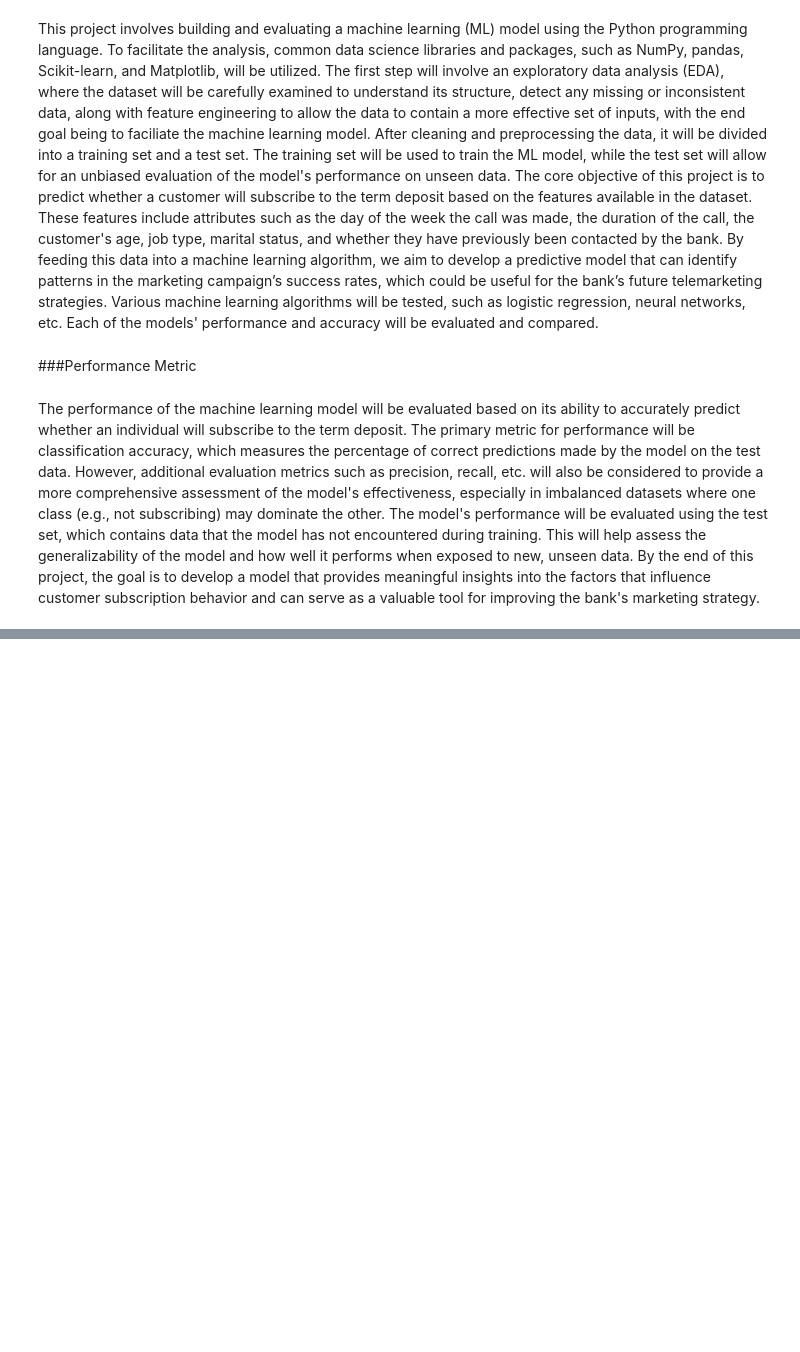
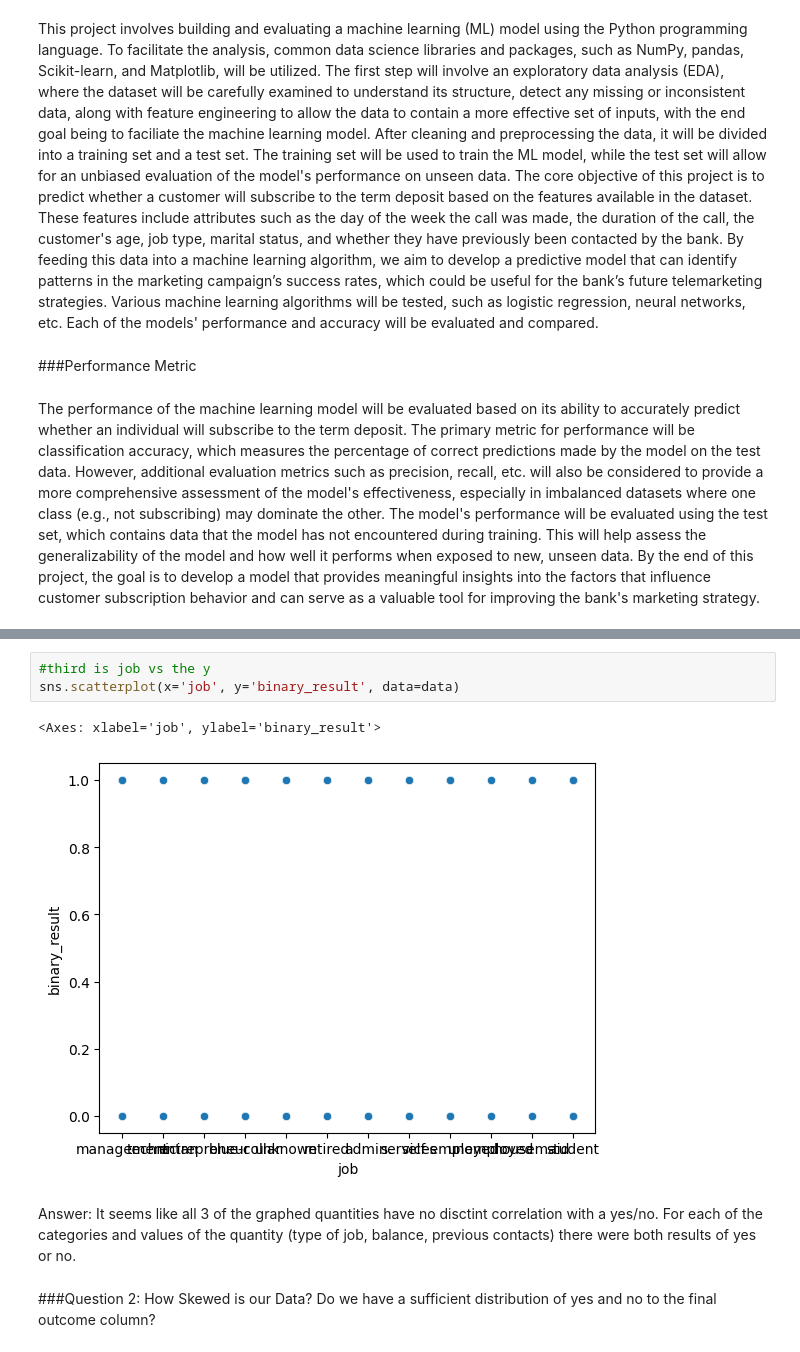
Before and after one commit to ismail-memon-123/CS_5262_ML, a Jupyter notebook: ML_model.ipynb, the cells around one changed output, grey strips where cells are left out. Drawn from its saved outputs; the diff is of its cells as text; blank space fills up the shorter version.

```diff
--- a/ML_model.ipynb
+++ b/ML_model.ipynb
@@ -21,0 +126,10 @@ The performance of the machine learning model will be evaluated based on its abi
+# %%
+#third is job vs the y
+sns.scatterplot(x='job', y='binary_result', data=data)
+# %% [output]
+<Axes: xlabel='job', ylabel='binary_result'>
+[figure, added]
+# %% [markdown]
+Answer: It seems like all 3 of the graphed quantities have no disctint correlation with a yes/no. For each of the categories and values of the quantity (type of job, balance, previous contacts) there were both results of yes or no.
+# %% [markdown]
+###Question 2: How Skewed is our Data? Do we have a sufficient distribution of yes and no to the final outcome column?
```
Also changed, not shown: parts of 34 cells of this notebook.
